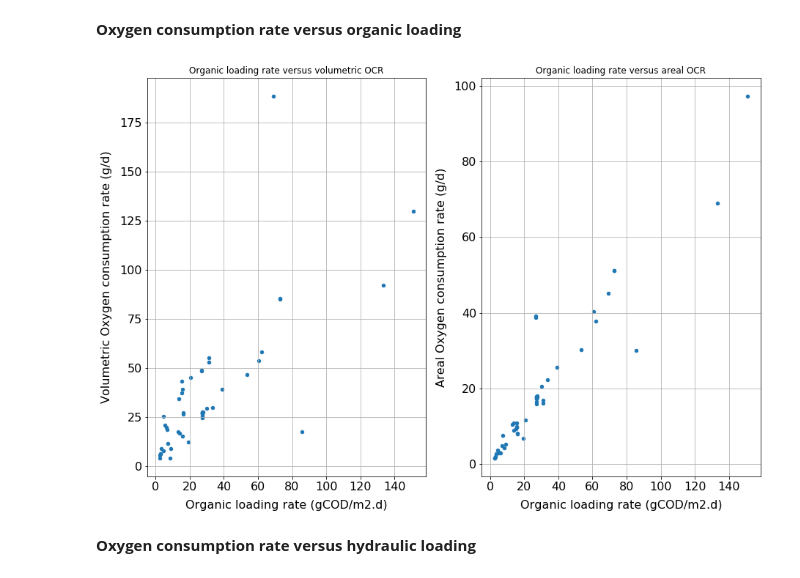
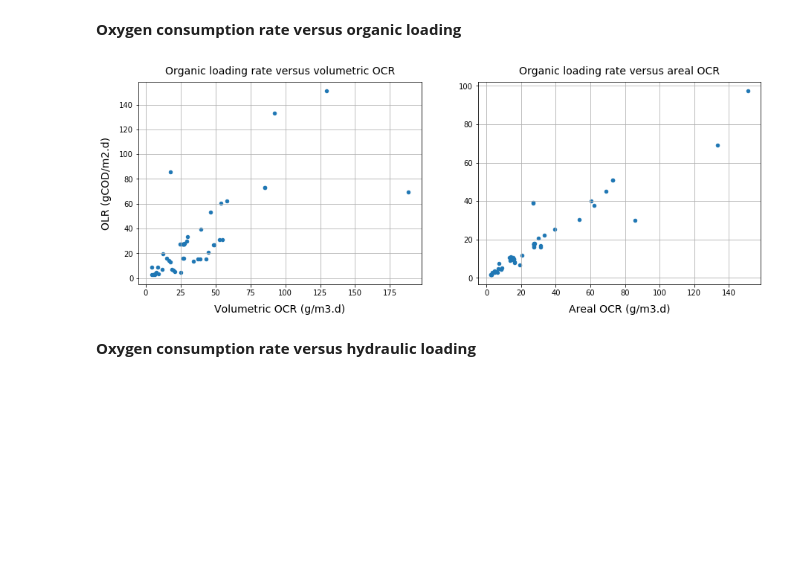
Before and after one commit to rousvit/wetlands-aeration-review, a Jupyter notebook: Treatment_Wetlands_Areation_Review.ipynb, the cells around one changed output. Cells and saved outputs as stored; diff of their text form; code cells hidden in the pictures; blank space fills up the shorter version.

```diff
--- a/Treatment_Wetlands_Areation_Review.ipynb
+++ b/Treatment_Wetlands_Areation_Review.ipynb
@@ -459,20 +441,20 @@ For minimum areal oxygen consumption rate the:
 # %%
 fig = plt.figure()
 ax1 = fig.add_subplot(1, 2, 1)
 ax2 = fig.add_subplot(1, 2, 2)
-fnt=16
+fnt=14
 labelpad=10
-review_cases.plot(kind='scatter', x='OLR_gCOD_m2d', y='OCR_int_v', ax=ax1, figsize=(15, 10), grid=True,
-                 title='Organic loading rate versus volumetric OCR', fontsize=fnt)
-review_cases.plot(kind='scatter', x='OLR_gCOD_m2d', y='OCR_int_a', ax=ax2, figsize=(15, 10), grid=True,
-                 title='Organic loading rate versus areal OCR', fontsize=fnt)
-ax1.set_xlabel('Organic loading rate (gCOD/m2.d)', fontsize=fnt, labelpad=labelpad)
-ax2.set_xlabel('Organic loading rate (gCOD/m2.d)', fontsize=fnt, labelpad=labelpad)
-ax1.set_ylabel('Volumetric Oxygen consumption rate (g/d)', fontsize=fnt, labelpad=labelpad)
-ax2.set_ylabel('Areal Oxygen consumption rate (g/d)', fontsize=fnt, labelpad=labelpad)
+review_cases.plot(kind='scatter', x='OCR_int_v', y='OLR_gCOD_m2d', ax=ax1, figsize=(15, 5), grid=True)
+review_cases.plot(kind='scatter', x='OLR_gCOD_m2d', y='OCR_int_a', ax=ax2, figsize=(15, 5), grid=True)
+ax1.set_xlabel('Volumetric OCR (g/m3.d)', fontsize=fnt, labelpad=labelpad)
+ax2.set_xlabel('Areal OCR (g/m3.d)', fontsize=fnt, labelpad=labelpad)
+ax1.set_ylabel('OLR (gCOD/m2.d)', fontsize=fnt, labelpad=labelpad)
+ax2.set_ylabel('', fontsize=fnt, labelpad=labelpad)
+ax1.set_title('Organic loading rate versus volumetric OCR', fontsize=fnt, pad=labelpad)
+ax2.set_title('Organic loading rate versus areal OCR', fontsize=fnt, pad=labelpad)
 plt.show()
 # %% [output]
-[figure, old version]
+[figure, new version]
 # %% [markdown]
 **Oxygen consumption rate versus hydraulic loading**
 # %%
```
Also changed, not shown: parts of 38 cells of this notebook.
